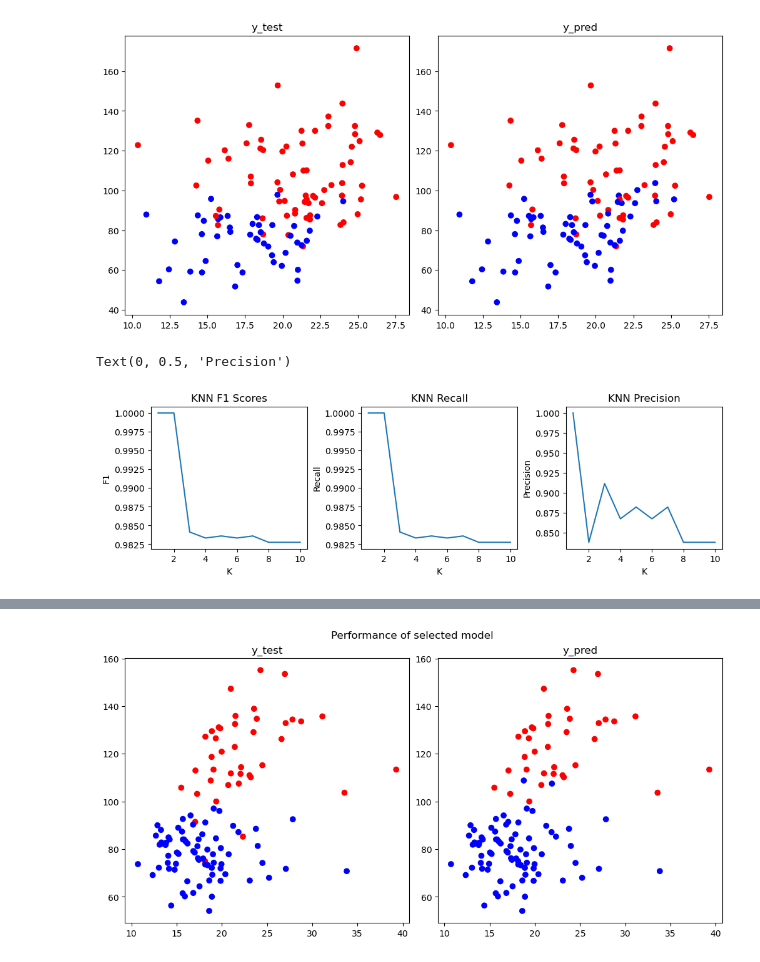
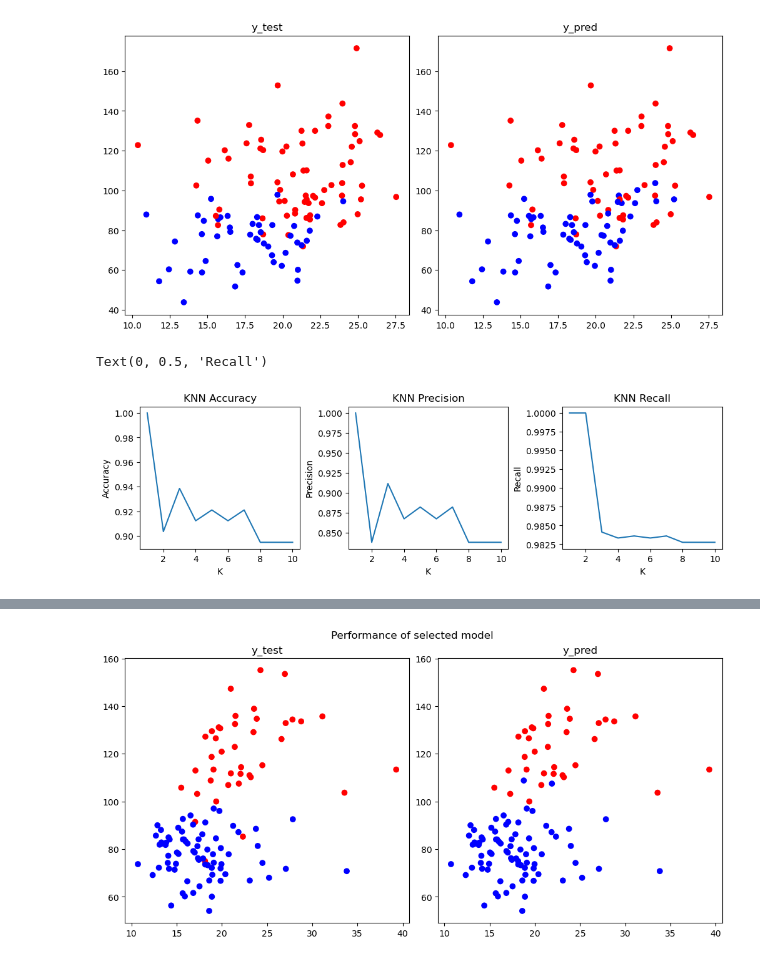
Before and after one commit to yuxinl915/02620_GRP8, a Jupyter notebook: knn.ipynb, the cells around one changed output, grey strips where cells are left out. Drawn from its saved outputs; the diff is of its cells as text; code cells hidden in the pictures.

```diff
--- a/knn.ipynb
+++ b/knn.ipynb
@@ -45,18 +47,18 @@ class KNearestNeighbors():
 
     def f1(self, y_test):
         recall = self.recall(y_test)
-        precision = self.recall(y_test)
+        precision = self.precision(y_test)
         return 2 * recall * precision / (precision + recall).clip(1e-8)
 
     def recall(self, y_test):
         tp = sum((self.y_pred == 'M') & (self.y_pred == y_test))
         fn = sum((self.y_pred == 'M') & (y_test == 'B'))
-        return tp / (tp+fn).clip(1e-8)
+        return tp / (tp+fn+(1e-8))
 
     def precision(self, y_test):
         tp = sum((self.y_pred == 'M') & (self.y_pred == y_test))
         fp = sum((self.y_pred == 'B') & (y_test == 'M'))
-        return tp / (tp+fp).clip(1e-8)
+        return tp / (tp+fp+(1e-8))
 
     def accuracy(self, y_test):
         return sum(self.y_pred == y_test) / len(y_test)
@@ -130,23 +130,23 @@ for k in ks:
 # %%
 fig,axs = plt.subplots(1,3,layout='constrained',figsize=(10,3))
 
-axs[0].plot(ks, f1s)
-axs[0].set_title('KNN F1 Scores')
+axs[0].plot(ks, accuracies)
+axs[0].set_title('KNN Accuracy')
 axs[0].set_xlabel('K')
-axs[0].set_ylabel('F1')
+axs[0].set_ylabel('Accuracy')
 
-axs[1].plot(ks, recalls)
-axs[1].set_title('KNN Recall')
+axs[1].plot(ks, precisions)
+axs[1].set_title('KNN Precision')
 axs[1].set_xlabel('K')
-axs[1].set_ylabel('Recall')
+axs[1].set_ylabel('Precision')
 
-axs[2].plot(ks, precisions)
-axs[2].set_title('KNN Precision')
+axs[2].plot(ks, recalls)
+axs[2].set_title('KNN Recall')
 axs[2].set_xlabel('K')
-axs[2].set_ylabel('Precision')
+axs[2].set_ylabel('Recall')
 # %% [output]
-Text(0, 0.5, 'Precision')
+Text(0, 0.5, 'Recall')
-[figure, old version]
+[figure, new version]
 # %%
 # Examine across k-folds
 
```
Also changed, not shown: parts of 15 cells of this notebook.
